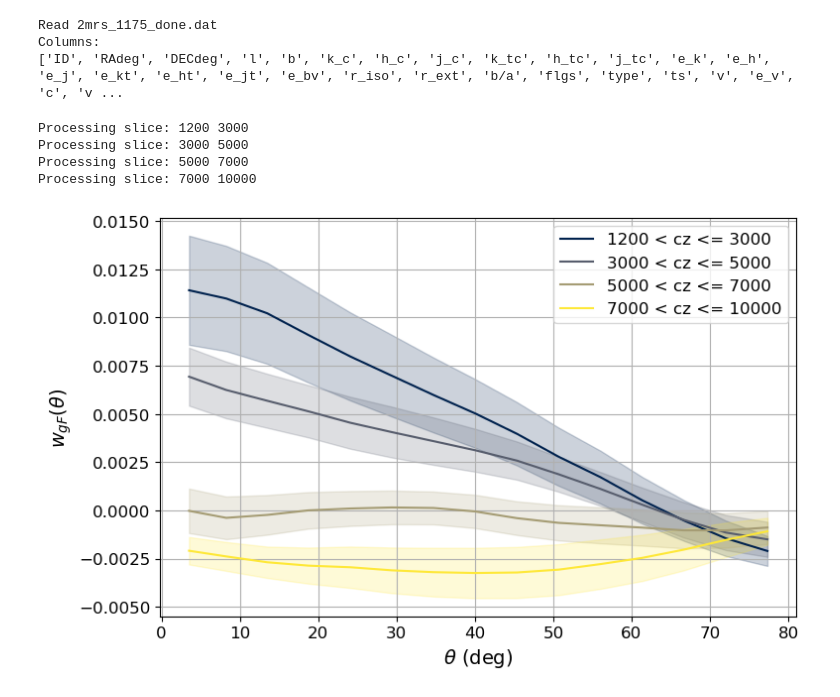
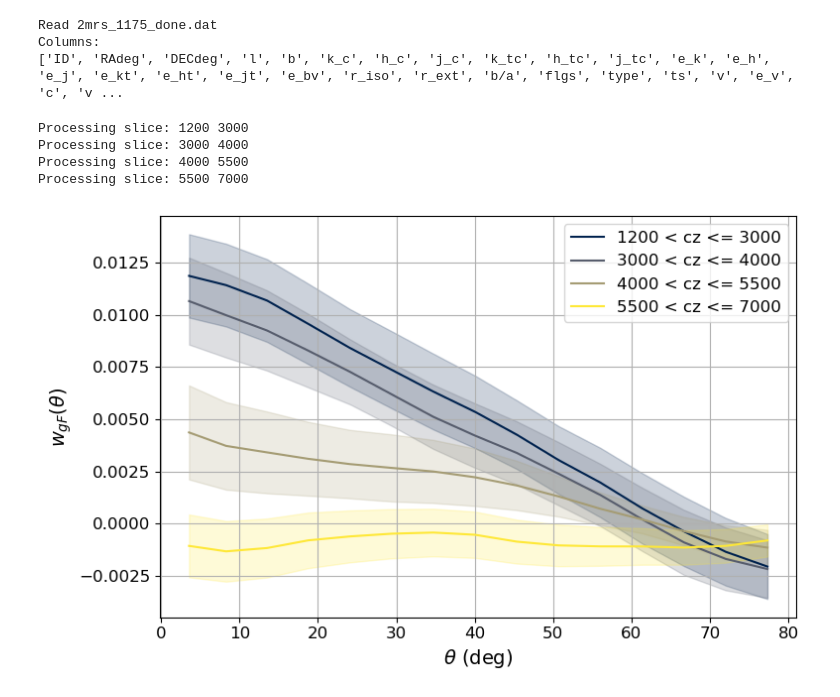
Before and after one commit to FedeDavilaKurban/Auger, a Jupyter notebook: plot2_paper1.ipynb, the cells around one changed output. Saved outputs shown, nothing was run; the diff lists cells and outputs as text; code cells hidden in the pictures.

```diff
--- a/plot2_paper1.ipynb
+++ b/plot2_paper1.ipynb
@@ -132,7 +132,7 @@ plt.rcParams.update({
 """
 CALCULATE CORRELATIONS FOR CZ SLICES
 """
-cz_slices = [(1200, 3000), (3000, 5000), (5000, 7000), (7000, 10000)]
+cz_slices = [(1200, 3000), (3000, 4000), (4000, 5500), (5500, 7000)]
 colors = plt.cm.cividis(np.linspace(0, 1, len(cz_slices)))  # Color gradient
 
 fig, ax = plt.subplots(figsize=(8, 5))
@@ -156,34 +156,34 @@ for i, (cz_min, cz_max) in enumerate(cz_slices):
     # Calculate correlations
     nk = treecorr.NKCorrelation(config)
     rk = treecorr.NKCorrelation(config)
     nk.process(gcat_slice, fcat)
     rk.process(rand_cat, fcat)
     xi, varxi = nk.calculateXi(rk=rk)
 
     xi = xi / flux_val.mean()  # Normalize by mean flux value
 
     plt.fill_between(nk.meanr, xi - varxi**0.5, xi + varxi**0.5,
                      color=colors[i], alpha=0.2)  # Add error band
     plt.plot(nk.meanr, xi, color=colors[i], label=f'{cz_min} < cz <= {cz_max}')
 
 # Add colorbar using a dummy ScalarMappable
 # norm = plt.Normalize(vmin=cz_slices[0][0], vmax=cz_slices[-1][1])
 # sm = plt.cm.ScalarMappable(cmap='viridis', norm=norm)
 # sm.set_array([])  # dummy array
 # cbar = fig.colorbar(sm, ax=ax)
 # cbar.set_label('cz range')
 
 # Finalize plot
 ax.set_xlabel(r'$\theta$ (deg)')
 ax.set_ylabel(r'$w_{gF}(\theta)$')
 ax.grid()
 ax.legend(loc='upper right')
 plt.tight_layout()
 #plt.savefig('gal_flux_correlation.png', dpi=300)  # Save the figure
 plt.show()
 # %% [output]
 Processing slice: 1200 3000
-Processing slice: 3000 5000
-Processing slice: 5000 7000
-Processing slice: 7000 10000
+Processing slice: 3000 4000
+Processing slice: 4000 5500
+Processing slice: 5500 7000
-[figure, old version]
+[figure, new version]
```
Also changed, not shown: 6 other files.
